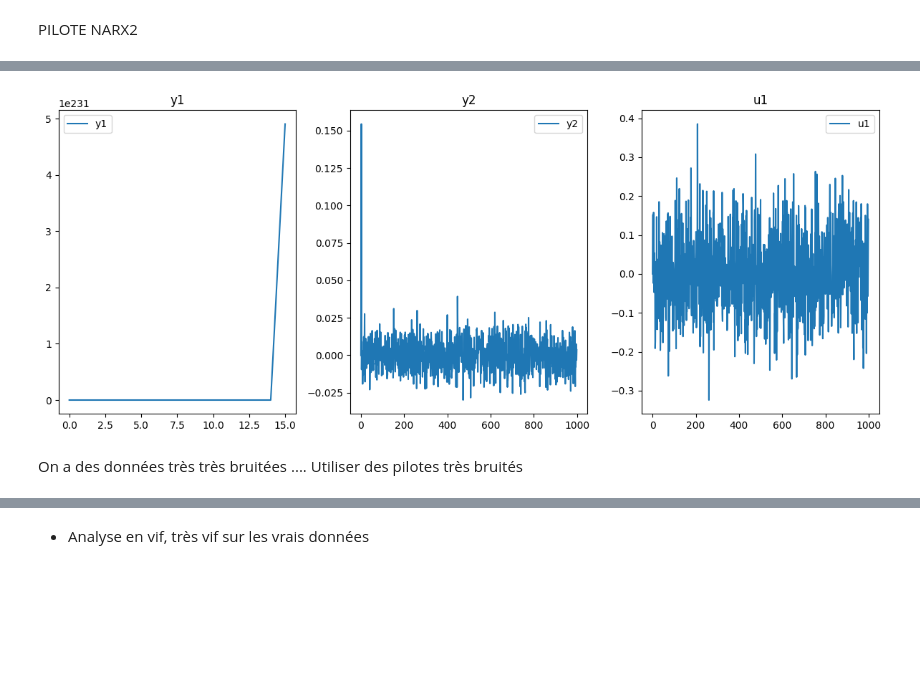
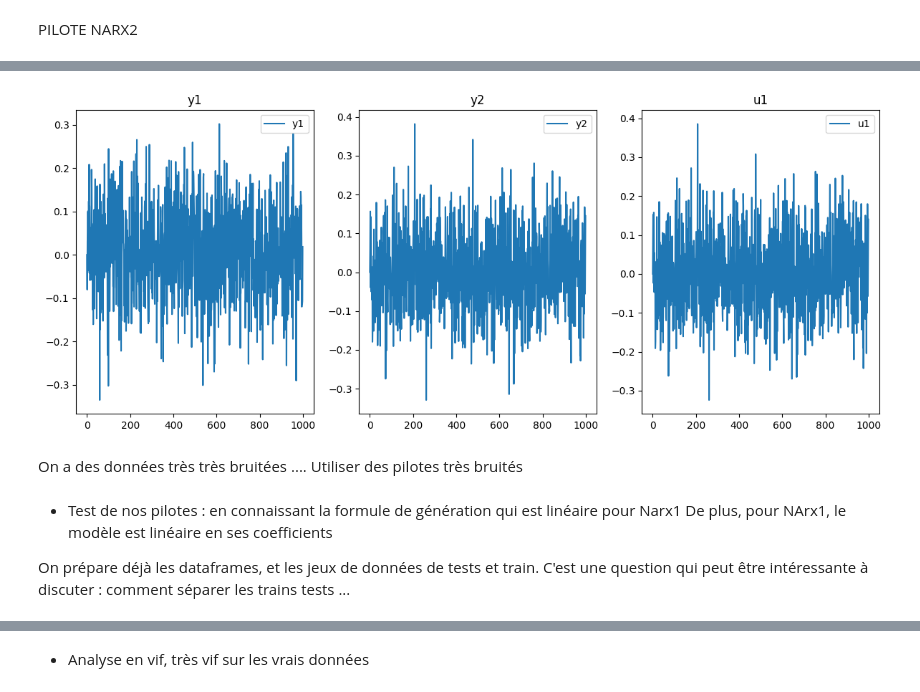
Before and after one commit to Mathis-Vrgt/projet-infoF422, a Jupyter notebook: projet.ipynb, the cells around one changed output, grey strips where cells are left out. Cells and saved outputs as stored; diff of their text form; code cells hidden in the pictures; blank space fills up the shorter version.

```diff
--- a/projet.ipynb
+++ b/projet.ipynb
@@ -186,22 +186,22 @@ PILOTE NARX2
 np.random.seed(42) # pour la reproductibilité
 
 # génération de U (deux colonnes cette fois ci u1 et u2)
-U_Narx1_train = pd.DataFrame(columns=['u1', 'u2'])
-Y_Narx1_train = pd.DataFrame(columns=['y1', 'y2'])
+U_Narx2 = pd.DataFrame(columns=['u1', 'u2'])
+Y_Narx2 = pd.DataFrame(columns=['y1', 'y2'])
 # générer U qui suit une distribution normale (moyenne 0, écart-type 0.1) : mon choix
 # arbitraire. Pour le coupp si je mets une trop grand evariance il y a explosion des données
-U_Narx1_train['u1'] = np.random.normal(0, 0.1, size=n_points+1)
-U_Narx1_train['u2'] = np.random.normal(0, 0.1, size=n_points+1)
+U_Narx2['u1'] = np.random.normal(0, 0.1, size=n_points+1)
+U_Narx2['u2'] = np.random.normal(0, 0.1, size=n_points+1)
 # n+1 points car on a u-1 qui doit être défini pour générer y1_1 et y2_1 :
 # on change sa valeur en 0 après
 # pa rapport à la génération de Y, pas besoin de remonter à u-2 (cf formules)
-U_Narx1_train.loc[0, 'u1'] = 0 # pour respecter l'énoncé =u-1 = 0
-U_Narx1_train.loc[1, 'u1'] = 0 # u0 = 0
-U_Narx1_train.loc[0, 'u2'] = 0 # pour respecter l'énoncé =u-1 = 0
-U_Narx1_train.loc[1, 'u2'] = 0 # u0 = 0
+U_Narx2.loc[0, 'u1'] = 0 # pour respecter l'énoncé =u-1 = 0
+U_Narx2.loc[1, 'u1'] = 0 # u0 = 0
+U_Narx2.loc[0, 'u2'] = 0 # pour respecter l'énoncé =u-1 = 0
+U_Narx2.loc[1, 'u2'] = 0 # u0 = 0
 
-print(U_Narx1_train.head())
-print("shape U", U_Narx1_train.shape)
+print(U_Narx2.head())
+print("shape U", U_Narx2.shape)
 
 
 # génération de Y
@@ -214,9 +214,9 @@ y1_minus_1 = 0
 y2_minus_1 = 0
 y1_minus_2 = 0
 y2_minus_2 = 0
-Y_Narx1_train.loc[0] = [y1_minus_2, y2_minus_2]
-Y_Narx1_train.loc[1] = [y1_minus_1, y2_minus_1]
-Y_Narx1_train.loc[2] = [y1_0, y2_0]
+Y_Narx2.loc[0] = [y1_minus_2, y2_minus_2]
+Y_Narx2.loc[1] = [y1_minus_1, y2_minus_1]
+Y_Narx2.loc[2] = [y1_0, y2_0]
 # Bien faire attention à supprimer les 2 lignes à la fin et pas une seule
 # il faudra peut être les rajouter pour nos stratégies dans le futur (dépend de à quel point on souhaite
 # regarder le futur)
@@ -226,19 +226,19 @@ for k in range(2, n_points+1): # on est décalé à 2 car on a ajouter y-1
     # les indices seront réglés après la boucle
     # deux formules données dans l'énoncé
 
-    y1_k = Y_Narx1_train.loc[k, 'y1']
-    y1_km1 = Y_Narx1_train.loc[k-1, 'y1']
-    y1_km2 = Y_Narx1_train.loc[k-2, 'y1']
+    y1_k = Y_Narx2.loc[k, 'y1']
+    y1_km1 = Y_Narx2.loc[k-1, 'y1']
+    y1_km2 = Y_Narx2.loc[k-2, 'y1']
 
-    y2_k = Y_Narx1_train.loc[k, 'y2']
-    y2_km1 = Y_Narx1_train.loc[k-1, 'y2']
-    y2_km2 = Y_Narx1_train.loc[k-2, 'y2']
+    y2_k = Y_Narx2.loc[k, 'y2']
+    y2_km1 = Y_Narx2.loc[k-1, 'y2']
+    y2_km2 = Y_Narx2.loc[k-2, 'y2']
 
-    u1_k = U_Narx1_train.loc[k, 'u1']
-    u1_km1 = U_Narx1_train.loc[k-1, 'u1']
+    u1_k = U_Narx2.loc[k, 'u1']
+    u1_km1 = U_Narx2.loc[k-1, 'u1']
 
-    u2_k = U_Narx1_train.loc[k, 'u2']
-    u2_km1 = U_Narx1_train.loc[k-1, 'u2']
+    u2_k = U_Narx2.loc[k, 'u2']
+    u2_km1 = U_Narx2.loc[k-1, 'u2']
 
     # Génération du bruit blanc w
     w1 = np.random.normal(0, 0.02)
@@ -255,26 +255,26 @@ for k in range(2, n_points+1): # on est décalé à 2 car on a ajouter y-1
     y2_plus1 = (num2 / den2) + w2
 
     # Stockage du résultat à l'indice k+1
-    Y_Narx1_train.loc[k+1] = [y1_plus1, y2_plus1]
+    Y_Narx2.loc[k+1] = [y1_plus1, y2_plus1]
 
-# enlever la première ligne qui correspond à y-1 et u-1et qui ont servi à générer les données
-Y_Narx1_train = Y_Narx1_train.drop(index=1).reset_index(drop=True)
-Y_Narx1_train = Y_Narx1_train.drop(index=0).reset_index(drop=True)
-U_Narx1_train = U_Narx1_train.drop(index=0).reset_index(drop=True)
+# enlever la première ligne qui correspond à y-1 et y-2 et u-1 qui ont servi à générer les données
+Y_Narx2 = Y_Narx2.drop(index=1).reset_index(drop=True)
+Y_Narx2 = Y_Narx2.drop(index=0).reset_index(drop=True)
+U_Narx2 = U_Narx2.drop(index=0).reset_index(drop=True)
 
-print(Y_Narx1_train.head(15))
-print("shape Y", Y_Narx1_train.shape)
-print("shape U", U_Narx1_train.shape)
+print(Y_Narx2.head(15))
+print("shape Y", Y_Narx2.shape)
+print("shape U", U_Narx2.shape)
 
 # visualiser les données générées
 figure, axes = plt.subplots(1, 3, figsize=(12, 5))
-axes[0].plot(Y_Narx1_train['y1'], label='y1')
+axes[0].plot(Y_Narx2['y1'], label='y1')
 axes[0].set_title('y1')
 axes[0].legend()
-axes[1].plot(Y_Narx1_train['y2'], label='y2')
+axes[1].plot(Y_Narx2['y2'], label='y2')
 axes[1].set_title('y2')
 axes[1].legend()
-axes[2].plot(U_Narx1_train['u1'], label='u1')
+axes[2].plot(U_Narx2['u1'], label='u1')
 axes[2].set_title('u1')
 axes[2].legend()
 plt.tight_layout()
@@ -298,5 +298,11 @@ shape U (1001, 2)
 shape Y (1000, 2)
 shape U (1000, 2)
-[figure, old version]
+[figure, new version]
 # %% [markdown]
 On a des données très très bruitées .... Utiliser des pilotes très bruités
+# %% [markdown]
+- Test de nos pilotes : en connaissant la formule de génération qui est linéaire pour Narx1
+De plus, pour NArx1, le modèle est linéaire en ses coefficients
+
+On prépare déjà les dataframes, et les jeux de données de tests et train.
+C'est une question qui peut être intéressante à discuter : comment séparer les trains tests ...
```
Also changed, not shown: parts of 8 cells of this notebook.
